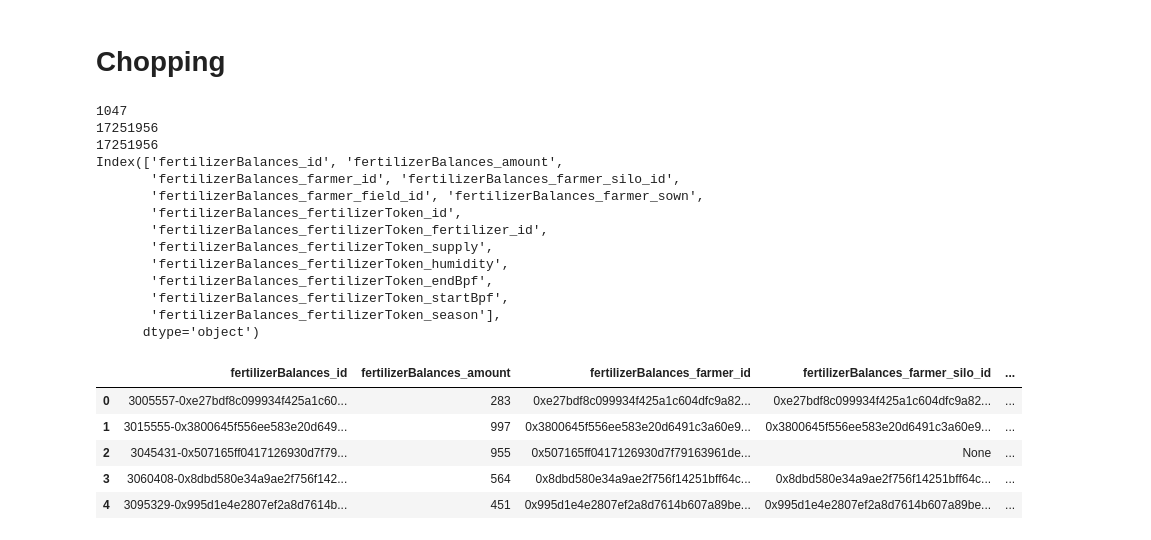
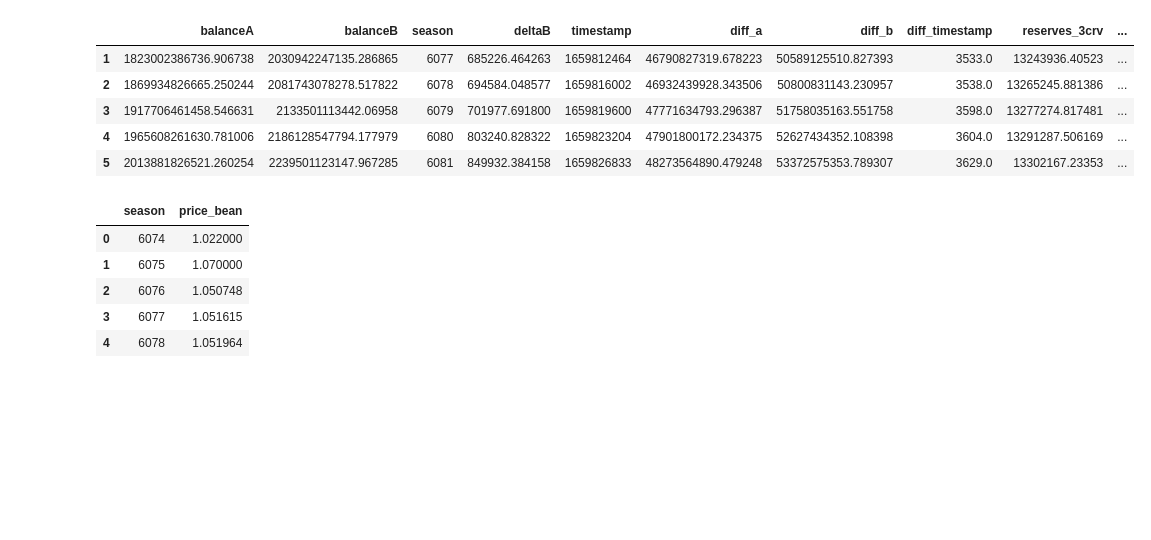
Before and after one commit to BeanstalkFarms/Beanstalk-Analytics, a Jupyter notebook: serverless/notebooks/dev/Liquidity.ipynb, the cells around one changed output. Saved outputs shown, nothing was run; the diff lists cells and outputs as text; code cells hidden in the pictures; blank space fills up the shorter version.

Commit message:
Deleted some dev notebooks that aren't relevant anymore. Added a new dev notebook curve pool liquidity data.

```diff
--- a/serverless/notebooks/dev/Liquidity.ipynb
+++ b/serverless/notebooks/dev/Liquidity.ipynb
@@ -22,3 +38,4 @@ True
 # %%
-sg = Subgrounds()
-bs: Subgraph = sg.load_subgraph(os.environ['SUBGRAPH_URL'])
+sg: Subgrounds
+bs: Subgraph
+sg, bs = load_subgraph()
@@ -27,11 +44,16 @@ bs: Subgraph = sg.load_subgraph(os.environ['SUBGRAPH_URL'])
 # %%
-pool = bs.Query.metapoolOracles(first=10000, orderBy="season", orderDirection="asc")
-df_pool_raw = sg.query_df(
+pool = bs.Query.metapoolOracles(first=100000, orderBy="season", orderDirection="asc")
+df = sg.query_df(
     [
         pool.balanceA,
         pool.balanceB,
         pool.season,
         pool.deltaB,
+        pool.timestamp,
     ],
     pagination_strategy=ShallowStrategy
 )
+df = remove_prefix(df, "metapoolOracles_")
+df.balanceA /= 10**6
+df.balanceB /= 10**18
+df.deltaB /= 10**6
@@ -102,2 +59,0 @@ time_axis = base.mark_bar().encode(
-# %% [markdown]
-# Chopping
@@ -117,28 +59,0 @@ df_ferts_raw = sg.query_df(
-# %%
-df_ferts = df_ferts_raw.copy()
-print(len(df_ferts))
-print(df_ferts.fertilizerBalances_amount.sum())
-print(df_ferts.fertilizerBalances_amount.sum())
-print(df_ferts.columns)
-df_ferts.head()
-# %% [output]
-1047
-17251956
-17251956
-Index(['fertilizerBalances_id', 'fertilizerBalances_amount',
-       'fertilizerBalances_farmer_id', 'fertilizerBalances_farmer_silo_id',
-       'fertilizerBalances_farmer_field_id', 'fertilizerBalances_farmer_sown',
-       'fertilizerBalances_fertilizerToken_id',
-       'fertilizerBalances_fertilizerToken_fertilizer_id',
-       'fertilizerBalances_fertilizerToken_supply',
-       'fertilizerBalances_fertilizerToken_humidity',
-       'fertilizerBalances_fertilizerToken_endBpf',
-       'fertilizerBalances_fertilizerToken_startBpf',
-       'fertilizerBalances_fertilizerToken_season'],
-      dtype='object')
-|  | fertilizerBalances_id | fertilizerBalances_amount | fertilizerBalances_farmer_id | fertilizerBalances_farmer_silo_id | ... |
-| 0 | 3005557-0xe27bdf8c099934f425a1c60... | 283 | 0xe27bdf8c099934f425a1c604dfc9a82... | 0xe27bdf8c099934f425a1c604dfc9a82... | ... |
-| 1 | 3015555-0x3800645f556ee583e20d649... | 997 | 0x3800645f556ee583e20d6491c3a60e9... | 0x3800645f556ee583e20d6491c3a60e9... | ... |
-| 2 | 3045431-0x507165ff0417126930d7f79... | 955 | 0x507165ff0417126930d7f79163961de... | None | ... |
-| 3 | 3060408-0x8dbd580e34a9ae2f756f142... | 564 | 0x8dbd580e34a9ae2f756f14251bff64c... | 0x8dbd580e34a9ae2f756f14251bff64c... | ... |
-| 4 | 3095329-0x995d1e4e2807ef2a8d7614b... | 451 | 0x995d1e4e2807ef2a8d7614b607a89be... | 0x995d1e4e2807ef2a8d7614b607a89be... | ... |
@@ -159,0 +60,28 @@ df_ferts = df_ferts[['amount', 'address', 'season', 'humidity']].sort_values("se
+# %%
+# Reverse engineer pool reserves from quantites used in TWAP calculation.
+df['diff_a'] = (df.balanceA - df.balanceA.shift(1))
+df['diff_b'] = (df.balanceB - df.balanceB.shift(1))
+df['diff_timestamp'] = (df.timestamp - df.timestamp.shift(1))
+df['reserves_3crv'] = df['diff_a'] / df.diff_timestamp
+df['reserves_bean'] = df['diff_b'] / df.diff_timestamp
+assert df.season.min() == 6076
+df = df.iloc[1:,]
+df.head()
+# %% [output]
+|  | balanceA | balanceB | season | deltaB | timestamp | diff_a | diff_b | diff_timestamp | reserves_3crv | ... |
+| 1 | 1823002386736.906738 | 2030942247135.286865 | 6077 | 685226.464263 | 1659812464 | 46790827319.678223 | 50589125510.827393 | 3533.0 | 13243936.40523 | ... |
+| 2 | 1869934826665.250244 | 2081743078278.517822 | 6078 | 694584.048577 | 1659816002 | 46932439928.343506 | 50800831143.230957 | 3538.0 | 13265245.881386 | ... |
+| 3 | 1917706461458.546631 | 2133501113442.06958 | 6079 | 701977.691800 | 1659819600 | 47771634793.296387 | 51758035163.551758 | 3598.0 | 13277274.817481 | ... |
+| 4 | 1965608261630.781006 | 2186128547794.177979 | 6080 | 803240.828322 | 1659823204 | 47901800172.234375 | 52627434352.108398 | 3604.0 | 13291287.506169 | ... |
+| 5 | 2013881826521.260254 | 2239501123147.967285 | 6081 | 849932.384158 | 1659826833 | 48273564890.479248 | 53372575353.789307 | 3629.0 | 13302167.23353 | ... |
+# %%
+df_szns = q.query_seasons(extra_cols=['price'], where={"season_gte": 6074})[['season', 'price']]
+df_szns = df_szns.rename(columns={"price": "price_bean"})
+df_szns.head()
+# %% [output]
+|  | season | price_bean |
+| 0 | 6074 | 1.022000 |
+| 1 | 6075 | 1.070000 |
+| 2 | 6076 | 1.050748 |
+| 3 | 6077 | 1.051615 |
+| 4 | 6078 | 1.051964 |
```
Also changed, not shown: parts of 12 cells of this notebook, 3 other files.
